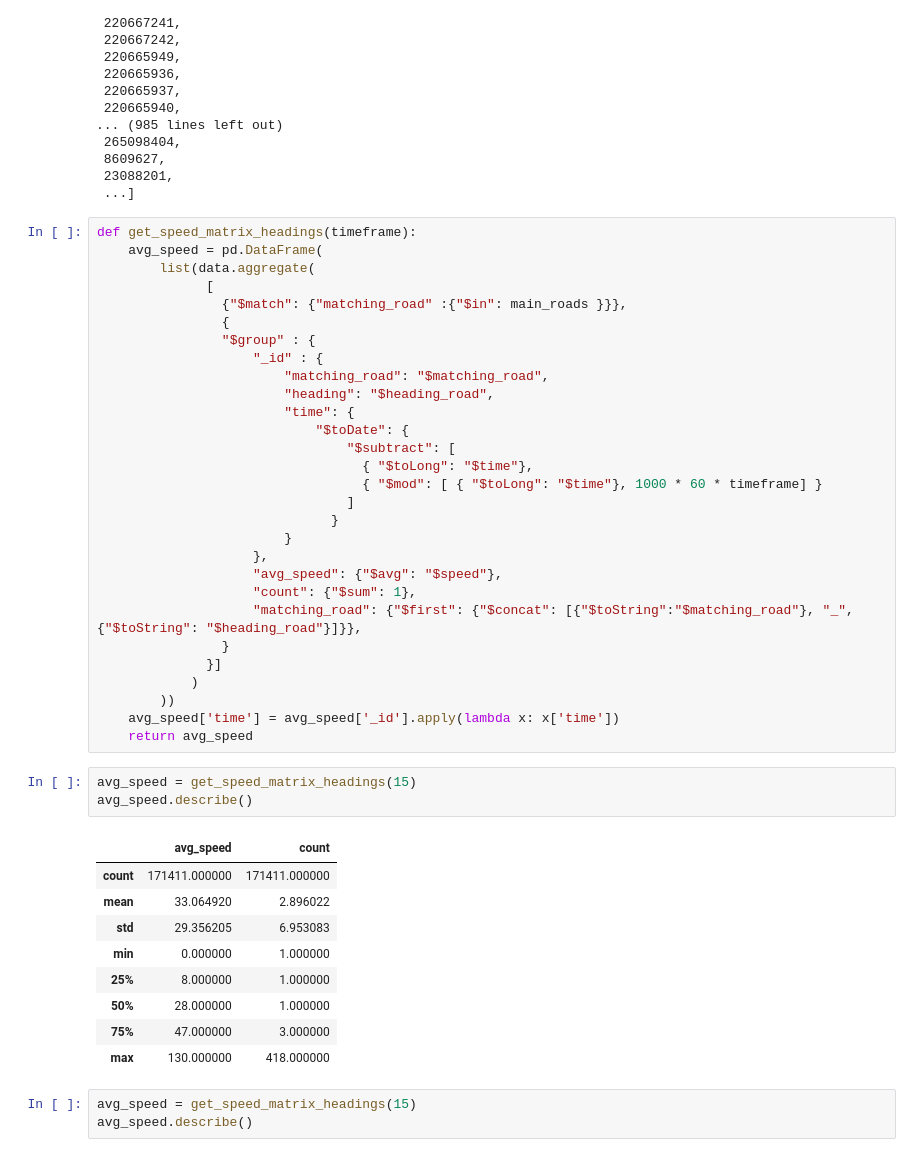
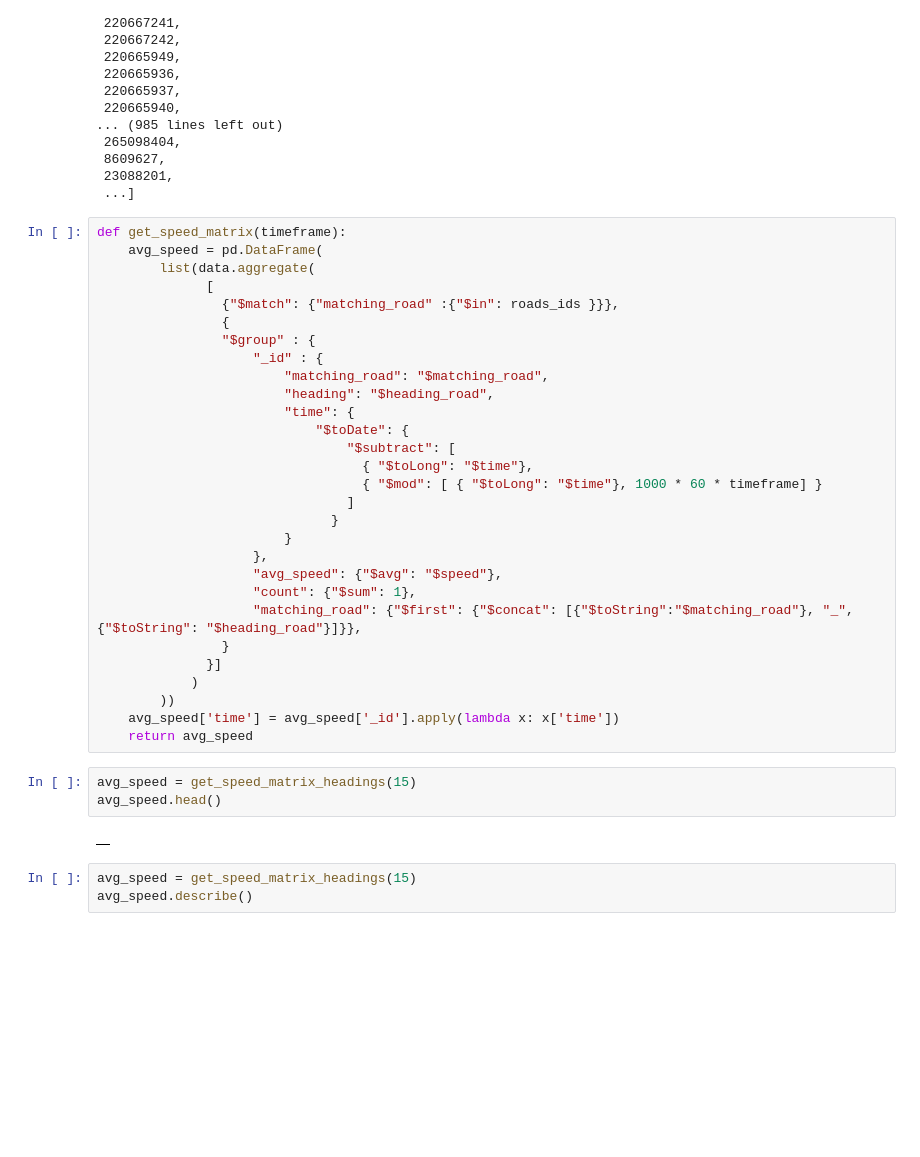
Before and after one commit to bourliam/PRIM, a Jupyter notebook: Notebooks/Getting the speed matrix.ipynb, the cells around one changed output. Cells and saved outputs as stored; diff of their text form; blank space fills up the shorter version.

Commit message:
update speed matrix

```diff
--- a/Notebooks/Getting the speed matrix.ipynb
+++ b/Notebooks/Getting the speed matrix.ipynb
@@ -464,11 +481,11 @@ main_roads
  23088201,
  ...]
 # %%
-def get_speed_matrix_headings(timeframe):
+def get_speed_matrix(timeframe):
     avg_speed = pd.DataFrame(
         list(data.aggregate(
               [
-                {"$match": {"matching_road" :{"$in": main_roads }}},
+                {"$match": {"matching_road" :{"$in": roads_ids }}},
                 {
                 "$group" : {
                     "_id" : {
@@ -494,17 +511,9 @@ def get_speed_matrix_headings(timeframe):
     return avg_speed
 # %%
 avg_speed = get_speed_matrix_headings(15)
-avg_speed.describe()
+avg_speed.head()
 # %% [output]
-|  | avg_speed | count |
-| count | 171411.000000 | 171411.000000 |
-| mean | 33.064920 | 2.896022 |
-| std | 29.356205 | 6.953083 |
-| min | 0.000000 | 1.000000 |
-| 25% | 8.000000 | 1.000000 |
-| 50% | 28.000000 | 1.000000 |
-| 75% | 47.000000 | 3.000000 |
-| max | 130.000000 | 418.000000 |
+|  |
 # %%
 avg_speed = get_speed_matrix_headings(15)
 avg_speed.describe()
```
Also changed, not shown: parts of 17 cells of this notebook, 6 other files.
